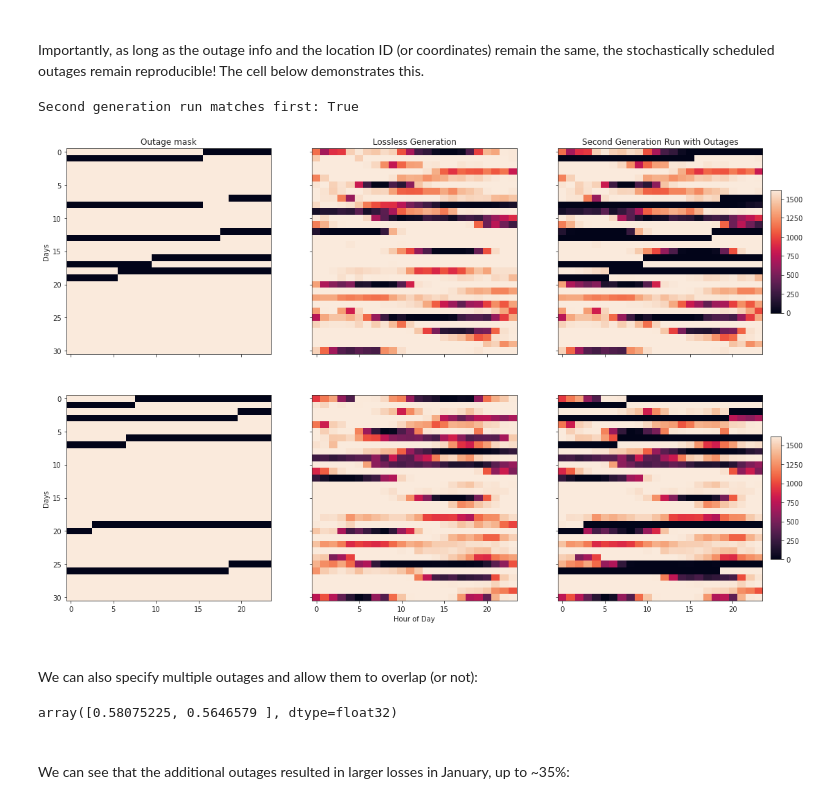
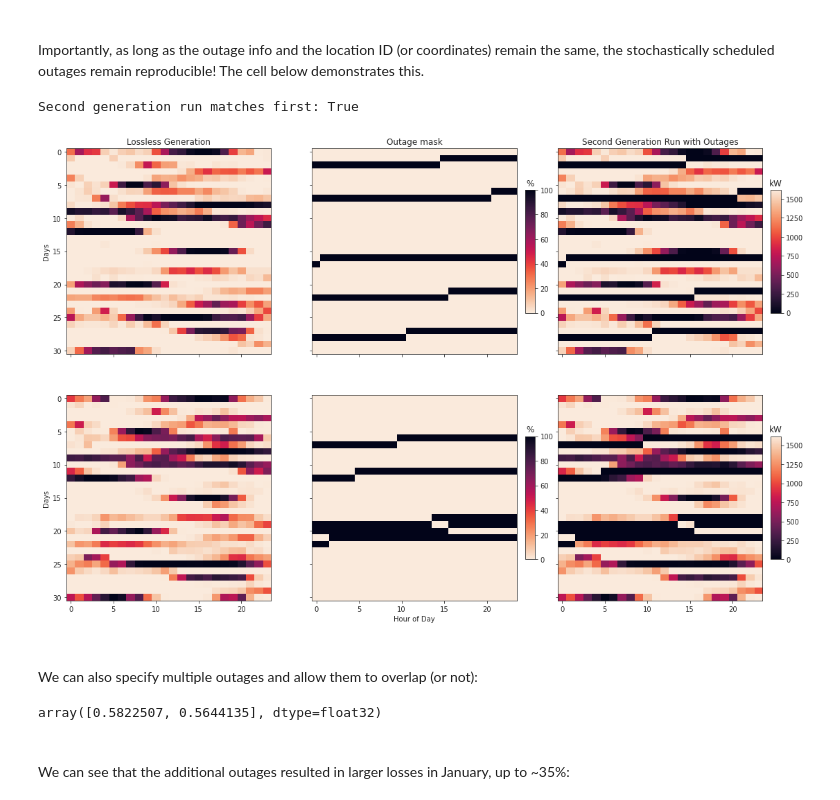
Before and after one commit to NREL/reV, a Jupyter notebook: examples/rev_losses/rev_losses_demo.ipynb, the cells around one changed output. Drawn from its saved outputs; the diff is of its cells as text; code cells hidden in the pictures.

```diff
--- a/examples/rev_losses/rev_losses_demo.ipynb
+++ b/examples/rev_losses/rev_losses_demo.ipynb
@@ -451,6 +491,7 @@ outage_info = [
 with tempfile.TemporaryDirectory() as td:
     sam_fp = os.path.join(td, 'gen.json')
     sam_config['reV_outages'] = outage_info
+    sam_config['hourly'] = [0] * 8760  # just to get hourly output later
     with open(sam_fp, 'w+') as fh:
         fh.write(json.dumps(sam_config))
 
@@ -461,6 +502,7 @@ with tempfile.TemporaryDirectory() as td:
                           'cf_mean',
                           'cf_profile',
                           'gen_profile',
+                          'hourly',
                       ))
 display(gen.out['cf_profile'][:744].mean(axis=0))
 # %% [output]
@@ -507,41 +557,51 @@ outage_info = [
     }
 ]
 with tempfile.TemporaryDirectory() as td:
     sam_fp = os.path.join(td, 'gen.json')
     sam_config['reV_outages'] = outage_info
+    sam_config['hourly'] = [0] * 8760  # just to get hourly output later
     with open(sam_fp, 'w+') as fh:
         fh.write(json.dumps(sam_config))
 
     pp_2 = ProjectPoints.lat_lon_coords(lat_lons, res_file, sam_fp)
     gen_2 = Gen.reV_run('windpower', pp_2, sam_fp, res_file,
                         max_workers=1, out_fpath=None,
                         output_request=(
                             'cf_mean',
                             'cf_profile',
                             'gen_profile',
+                            'hourly',
                         ))
 
 print("Second generation run matches first:", np.isclose(gen.out['gen_profile'], gen_2.out['gen_profile']).all())
 
 fig, axes = plt.subplots(2, 3, figsize=(18, 12), sharex=True, sharey=True)
 for site_ind in range(gen_2.out['gen_profile'].shape[1]):
     jan_gen_profile_2 = gen_2.out['gen_profile'][:744, site_ind].reshape(-1, 24)
     jan_gen_profile_lossless = gen_lossless.out['gen_profile'][:744, site_ind].reshape(-1, 24)
-    axes[site_ind, 0].imshow((jan_gen_profile_lossless - jan_gen_profile_2) <= 1e-3, aspect='auto')
-    gen_vals = axes[site_ind, 1].imshow(jan_gen_profile_lossless, aspect='auto')
-    axes[site_ind, 2].imshow(jan_gen_profile_2, aspect='auto')
+    outage_mask_2 = gen_2.out['hourly'][:744, site_ind].reshape(-1, 24)
+
+    gen_vals = axes[site_ind, 0].imshow(jan_gen_profile_lossless, aspect='auto', cmap='rocket')
+    mask_vals = axes[site_ind, 1].imshow(outage_mask_2, aspect='auto', cmap='rocket_r')
+    axes[site_ind, 2].imshow(jan_gen_profile_2, aspect='auto', cmap='rocket')
+
     if site_ind == 0:
-        axes[site_ind, 0].set_title("Outage mask")
-        axes[site_ind, 1].set_title("Lossless Generation")
+        axes[site_ind, 0].set_title("Lossless Generation")
+        axes[site_ind, 1].set_title("Outage mask")
         axes[site_ind, 2].set_title("Second Generation Run with Outages")
     else:
         axes[site_ind, 1].set_xlabel("Hour of Day")
     axes[site_ind, 0].set_ylabel("Days")
-    cax = axes[site_ind, 2].inset_axes([1.04, 0.2, 0.05, 0.6], transform=axes[site_ind, 2].transAxes)
-    fig.colorbar(gen_vals, ax=axes[site_ind, 2], cax=cax)
+
+    cax = axes[site_ind, 1].inset_axes([1.04, 0.2, 0.05, 0.6], transform=axes[site_ind, 1].transAxes)
+    cax2 = axes[site_ind, 2].inset_axes([1.04, 0.2, 0.05, 0.6], transform=axes[site_ind, 2].transAxes)
+    cbar = fig.colorbar(mask_vals, ax=axes[site_ind, 1], cax=cax)
+    cbar.ax.set_title('%')
+    cbar = fig.colorbar(gen_vals, ax=axes[site_ind, 2], cax=cax2)
+    cbar.ax.set_title('kW')
 # %% [output]
 Second generation run matches first: True
-[figure, old version]
+[figure, new version]
 # %% [markdown]
 <br>
 We can also specify multiple outages and allow them to overlap (or not):
@@ -585,6 +645,7 @@ outage_info = [
 with tempfile.TemporaryDirectory() as td:
     sam_fp = os.path.join(td, 'gen.json')
     sam_config['reV_outages'] = outage_info
+    sam_config['hourly'] = [0] * 8760  # just to get hourly output later
     with open(sam_fp, 'w+') as fh:
         fh.write(json.dumps(sam_config))
 
@@ -595,11 +656,12 @@ with tempfile.TemporaryDirectory() as td:
                           'cf_mean',
                           'cf_profile',
                           'gen_profile',
-                          'windspeed'
+                          'windspeed',
+                          'hourly'
                       ))
 display(gen.out['cf_mean'])
 # %% [output]
-array([0.58075225, 0.5646579 ], dtype=float32)
+array([0.5822507, 0.5644135], dtype=float32)
 # %% [markdown]
 <br>
 We can see that the additional outages resulted in larger losses in January, up to ~35%:
```
Also changed, not shown: parts of 9 cells of this notebook.
